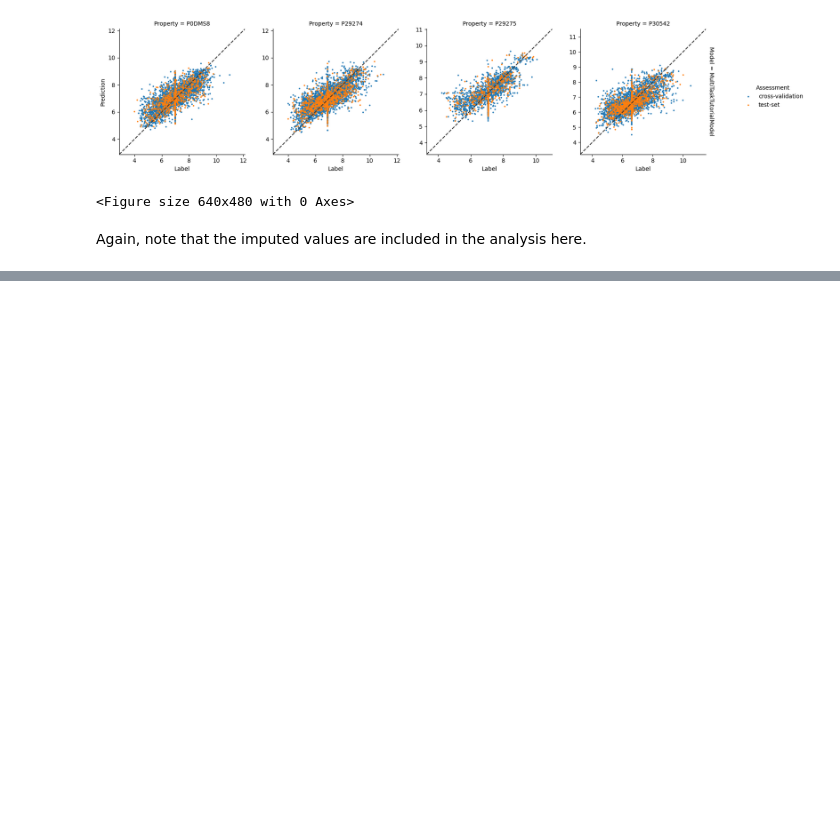
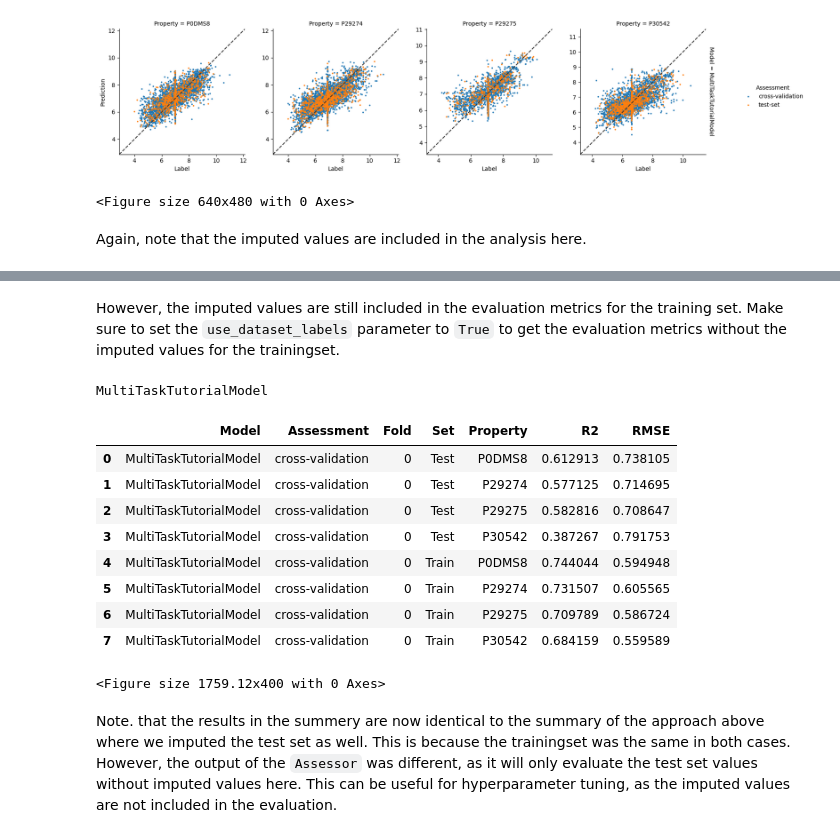
Before and after one commit to CDDLeiden/QSPRpred, a Jupyter notebook: tutorials/advanced/modelling/multi_task_modelling.ipynb, the cells around one changed output, grey strips where cells are left out. Cells and saved outputs as stored; diff of their text form; code cells hidden in the pictures; blank space fills up the shorter version.

```diff
--- a/tutorials/advanced/modelling/multi_task_modelling.ipynb
+++ b/tutorials/advanced/modelling/multi_task_modelling.ipynb
@@ -204,0 +306,23 @@ summary
+# %% [markdown]
+However, the imputed values are still included in the evaluation metrics for the training set. Make sure to set the `use_dataset_labels` parameter to `True` to get the evaluation metrics without the imputed values for the trainingset.
+# %%
+from qsprpred.plotting.regression import CorrelationPlot
+
+plot = CorrelationPlot([model], ["cross-validation", "test-set"])
+axes, summary = plot.make(save=False, show=False, use_dataset_labels=True)
+display(summary.head(8))
+# %% [output]
+MultiTaskTutorialModel
+|  | Model | Assessment | Fold | Set | Property | R2 | RMSE |
+| 0 | MultiTaskTutorialModel | cross-validation | 0 | Test | P0DMS8 | 0.612913 | 0.738105 |
+| 1 | MultiTaskTutorialModel | cross-validation | 0 | Test | P29274 | 0.577125 | 0.714695 |
+| 2 | MultiTaskTutorialModel | cross-validation | 0 | Test | P29275 | 0.582816 | 0.708647 |
+| 3 | MultiTaskTutorialModel | cross-validation | 0 | Test | P30542 | 0.387267 | 0.791753 |
+| 4 | MultiTaskTutorialModel | cross-validation | 0 | Train | P0DMS8 | 0.744044 | 0.594948 |
+| 5 | MultiTaskTutorialModel | cross-validation | 0 | Train | P29274 | 0.731507 | 0.605565 |
+| 6 | MultiTaskTutorialModel | cross-validation | 0 | Train | P29275 | 0.709789 | 0.586724 |
+| 7 | MultiTaskTutorialModel | cross-validation | 0 | Train | P30542 | 0.684159 | 0.559589 |
+<Figure size 1759.12x400 with 0 Axes>
+# %% [markdown]
+Note. that the results in the summery are now identical to the summary of the approach above where we imputed the test set as well.
+This is because the trainingset was the same in both cases. However, the output of the `Assessor` was different, as it will only evaluate the test set values without imputed values here. This can be useful for hyperparameter tuning, as the imputed values are not included in the evaluation.
```
Also changed, not shown: parts of 27 cells of this notebook, 5 other files.
